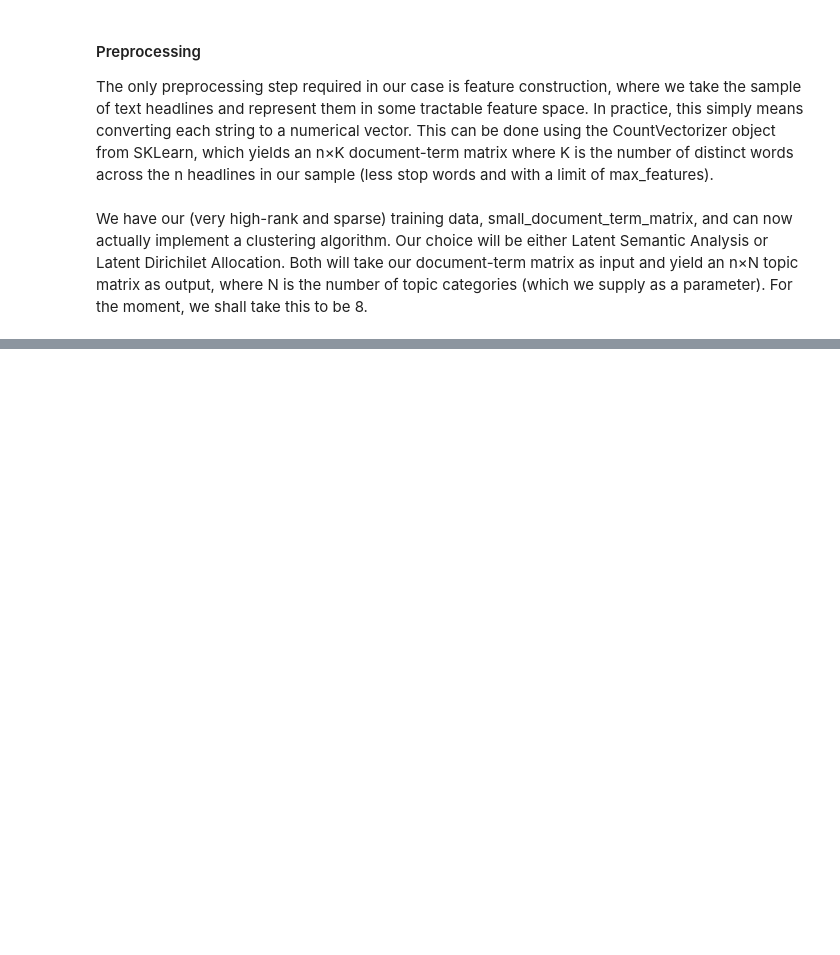
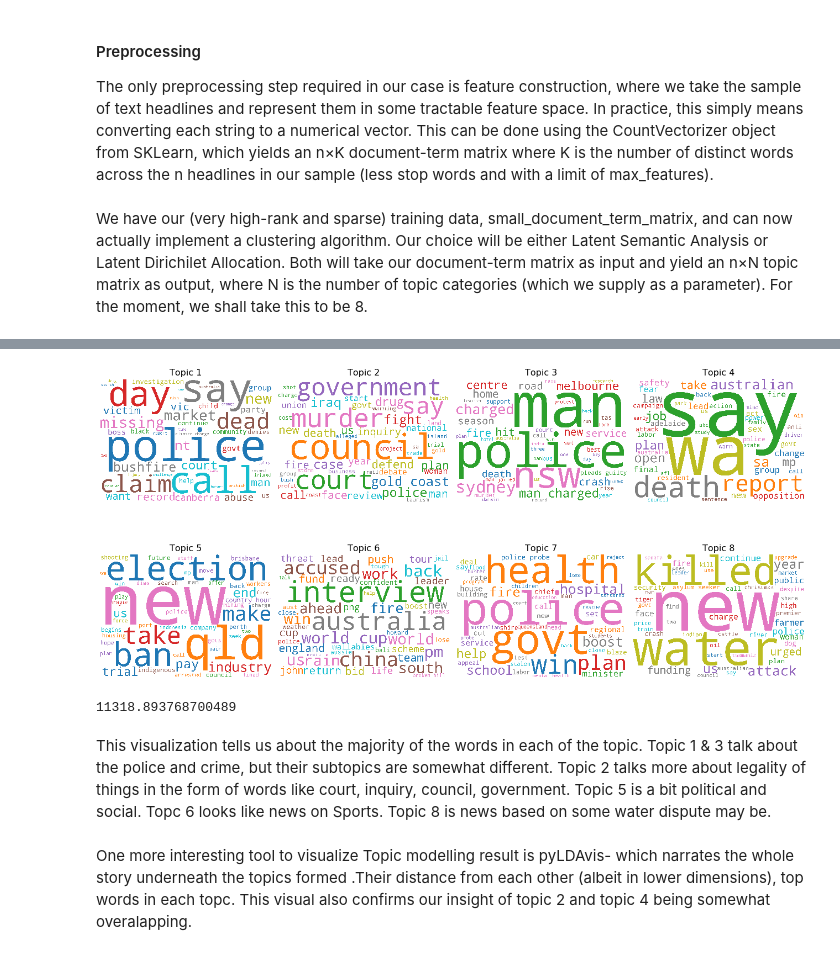
Before and after one commit to Sanket-Kakade/TopicModellingOnNewsHeadlines-, a Jupyter notebook: Topic_modeling_using_LDA.ipynb, the cells around one changed output, grey strips where cells are left out. Saved outputs shown, nothing was run; the diff lists cells and outputs as text; code cells hidden in the pictures; blank space fills up the shorter version.

```diff
--- a/Topic_modeling_using_LDA.ipynb
+++ b/Topic_modeling_using_LDA.ipynb
@@ -225,0 +285,28 @@ ax.set_ylabel('Number of headlines');
+# %%
+fig, axes = plt.subplots(2,4, figsize=(18,10), sharex=True, sharey=True)
+
+for i, ax in enumerate(axes.flatten()):
+    fig.add_subplot(ax)
+    cloud.generate(topic_dict[i])
+    plt.gca().imshow(cloud)
+    plt.gca().set_title('Topic ' + str(i+1), fontdict=dict(size=16))
+    plt.gca().axis('off')
+
+
+plt.subplots_adjust(wspace=0, hspace=0)
+plt.axis('off')
+plt.margins(x=0, y=0)
+plt.tight_layout()
+plt.show()
+# %% [output]
+[figure, added]
+# %%
+lda_model.perplexity(small_document_term_matrix)
+# %% [output]
+11318.893768700489
+# %% [markdown]
+This visualization tells us about the majority of the words in each of the topic.
+Topic 1 & 3 talk about the police and crime, but their subtopics are somewhat different. Topic 2 talks more about legality of things in the form of words like court, inquiry, council, government. Topic 5 is a bit political and social. Topc 6 looks like news on Sports. Topic 8 is news based on some water dispute may be.
+# %% [markdown]
+One more interesting tool to visualize Topic modelling result is pyLDAvis- which narrates the whole story underneath the topics formed .Their distance from each other (albeit in lower dimensions), top words in each topc.
+This visual also confirms our insight of topic 2 and topic 4 being somewhat overalapping.
```
Also changed, not shown: parts of 19 cells of this notebook.
